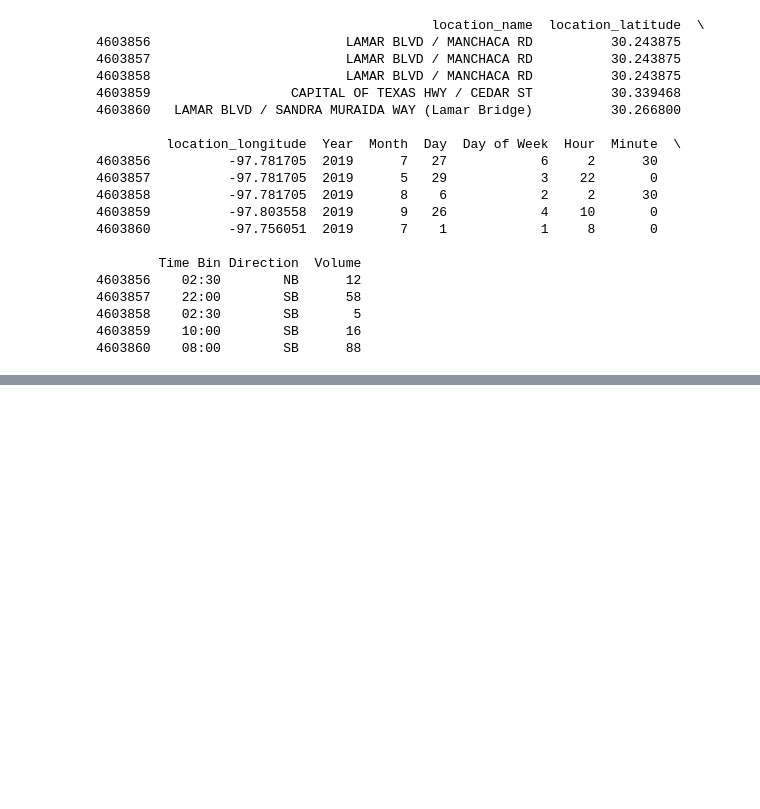
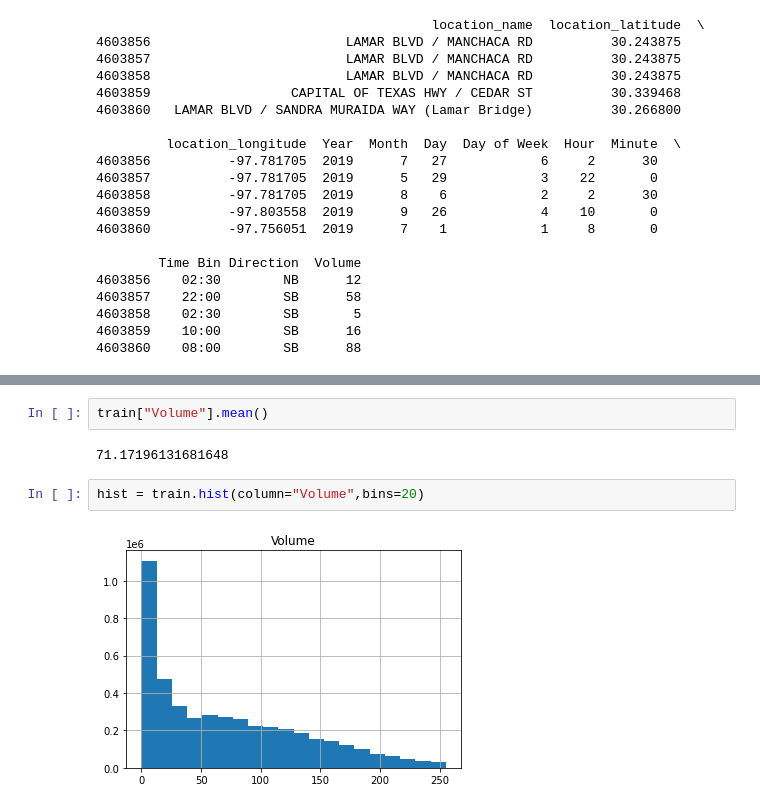
Before and after one commit to LouisMreau/dl-project, a Jupyter notebook: predict_traffic.ipynb, the cells around one changed output, grey strips where cells are left out. Cells and saved outputs as stored; diff of their text form; blank space fills up the shorter version.

Commit message:
data visualization

```diff
--- a/predict_traffic.ipynb
+++ b/predict_traffic.ipynb
@@ -50,0 +60,8 @@ print(train.tail())
+# %%
+train["Volume"].mean()
+# %% [output]
+71.17196131681648
+# %%
+hist = train.hist(column="Volume",bins=20)
+# %% [output]
+[figure, added]
```
Also changed, not shown: parts of 1 cell of this notebook.
